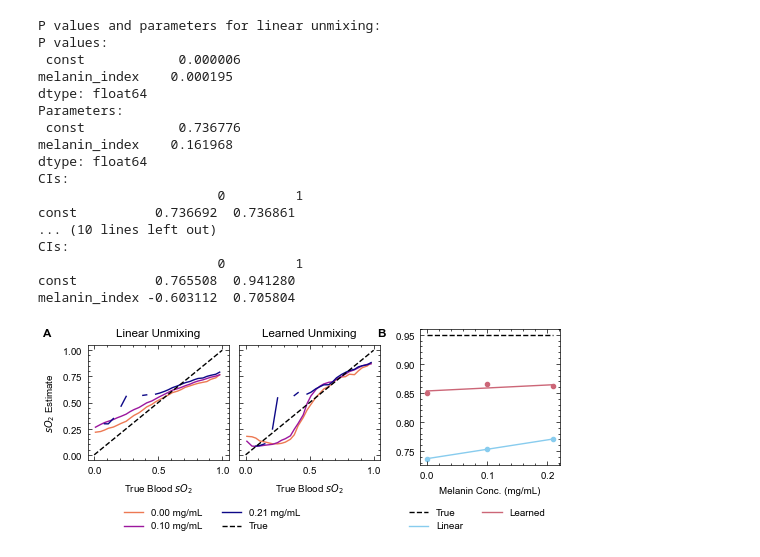
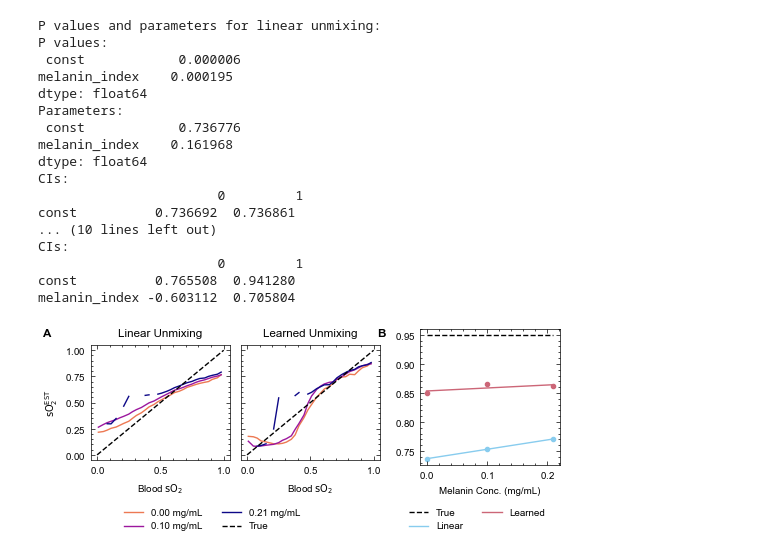
Before and after one commit to BohndiekLab/melanin-phantom-simulation-paper, a Jupyter notebook: phantoms/02_plot_invision_flowphantom.ipynb, the cells around one changed output. Cells and saved outputs as stored; diff of their text form; code cells hidden in the pictures.

```diff
--- a/phantoms/02_plot_invision_flowphantom.ipynb
+++ b/phantoms/02_plot_invision_flowphantom.ipynb
@@ -335,7 +313,7 @@ for (conc, n), gr in df.groupby(["melanin_index", "melanin"], sort=True):
     axes[i].set_title(f"{conc:.2f} mg/mL")
     i += 1
 
-axes[0].set_ylabel("Blood\noxygenation ($\\mathrm{sO_2}$)")
+axes[0].set_ylabel("Blood\noxygenation ($\\mathrm{sO_2^{EST}}$)")
 
 fig.legend(
     *axes[0].get_legend_handles_labels(),
@@ -480,34 +458,34 @@ subfiga.legend(
     ncols=2,
 )
 ax1.set_title("Linear Unmixing")
 ax2.set_title("Learned Unmixing")
-ax1.set_ylabel("$sO_2$ Estimate")
-ax1.set_xlabel("True Blood $sO_2$")
-ax2.set_xlabel("True Blood $sO_2$")
+ax1.set_ylabel(r"$\mathrm{sO_2^{EST}}$")
+ax1.set_xlabel(r"Blood $\mathrm{sO_2}$")
+ax2.set_xlabel(r"Blood $\mathrm{sO_2}$")
 
 for ax, label, manual_x in zip([ax1, ax3], "AB", [0, -0.15]):
     add_axis_label(ax, label, manual_x=manual_x)
 
 plt.savefig("../figures/so2_quantification.png", dpi=300)
 plt.savefig("../figures/so2_quantification.pdf", dpi=300)
 plt.savefig("../figures/figure_004.pdf", dpi=300)
 plt.show()
 # %% [output]
 P values and parameters for linear unmixing:
 P values:
  const            0.000006
 melanin_index    0.000195
 dtype: float64
 Parameters:
  const            0.736776
 melanin_index    0.161968
 dtype: float64
 CIs:
                        0         1
 const          0.736692  0.736861
 ... (10 lines left out)
 CIs:
                        0         1
 const          0.765508  0.941280
 melanin_index -0.603112  0.705804
-[figure, old version]
+[figure, new version]
```
Also changed, not shown: parts of 2 cells of this notebook, 48 other files.
